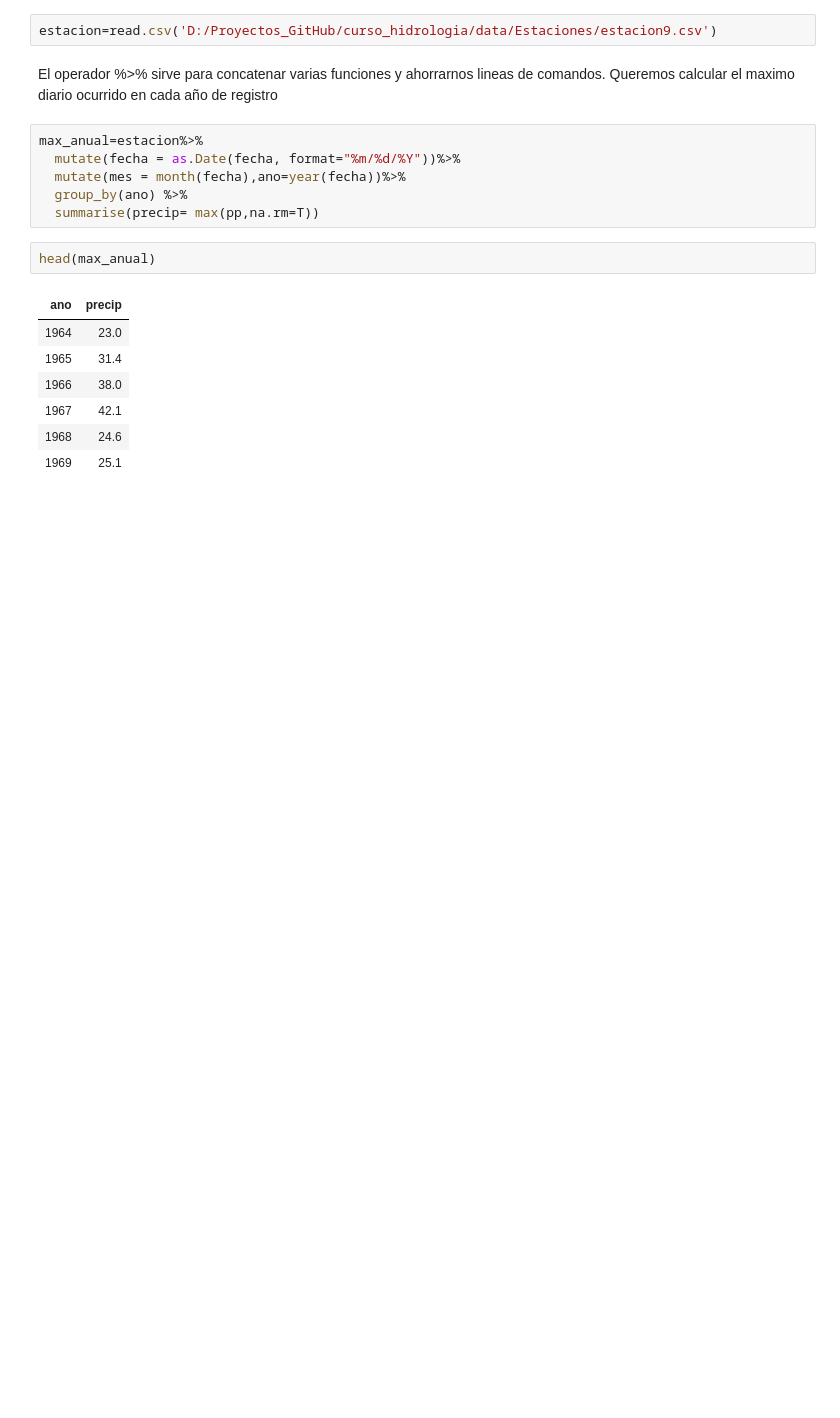
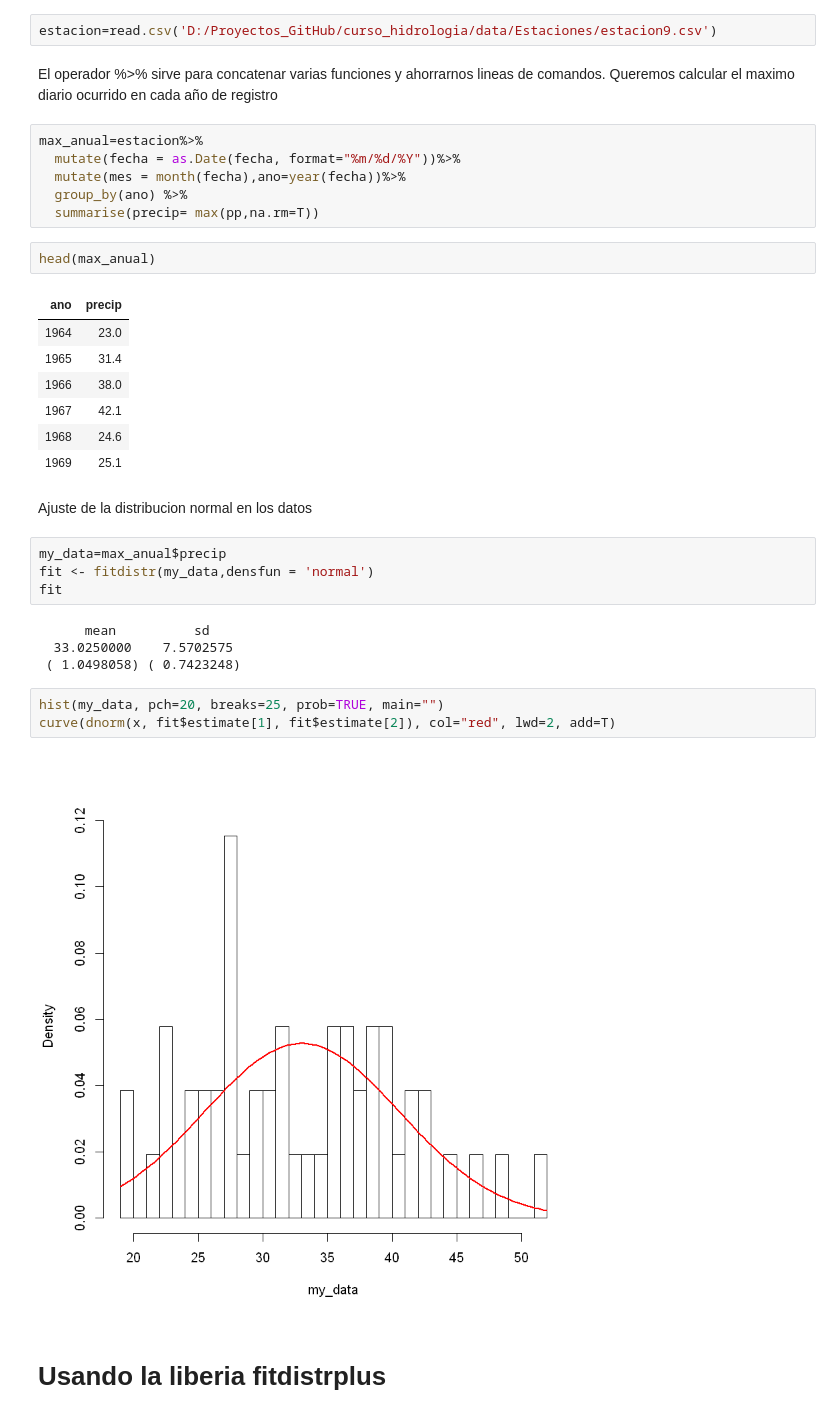
Before and after one commit to JoseZevallosR/curso_hidrologia, a Jupyter notebook: code/Estudio de extremos de precipitación.ipynb, the cells around one changed output. Cells and saved outputs as stored; diff of their text form; blank space fills up the shorter version.

```diff
--- a/code/Estudio de extremos de precipitación.ipynb
+++ b/code/Estudio de extremos de precipitación.ipynb
@@ -26,3 +26,20 @@ head(max_anual)
 | 1967 | 42.1 |
 | 1968 | 24.6 |
 | 1969 | 25.1 |
+# %% [markdown]
+Ajuste de la distribucion normal en los datos
+# %%
+my_data=max_anual$precip
+fit <- fitdistr(my_data,densfun = 'normal')
+fit
+# %% [output]
+      mean          sd
+  33.0250000    7.5702575
+ ( 1.0498058) ( 0.7423248)
+# %%
+hist(my_data, pch=20, breaks=25, prob=TRUE, main="")
+curve(dnorm(x, fit$estimate[1], fit$estimate[2]), col="red", lwd=2, add=T)
+# %% [output]
+[figure, added]
+# %% [markdown]
+# Usando la liberia fitdistrplus
```
Also changed, not shown: parts of 7 cells of this notebook.
